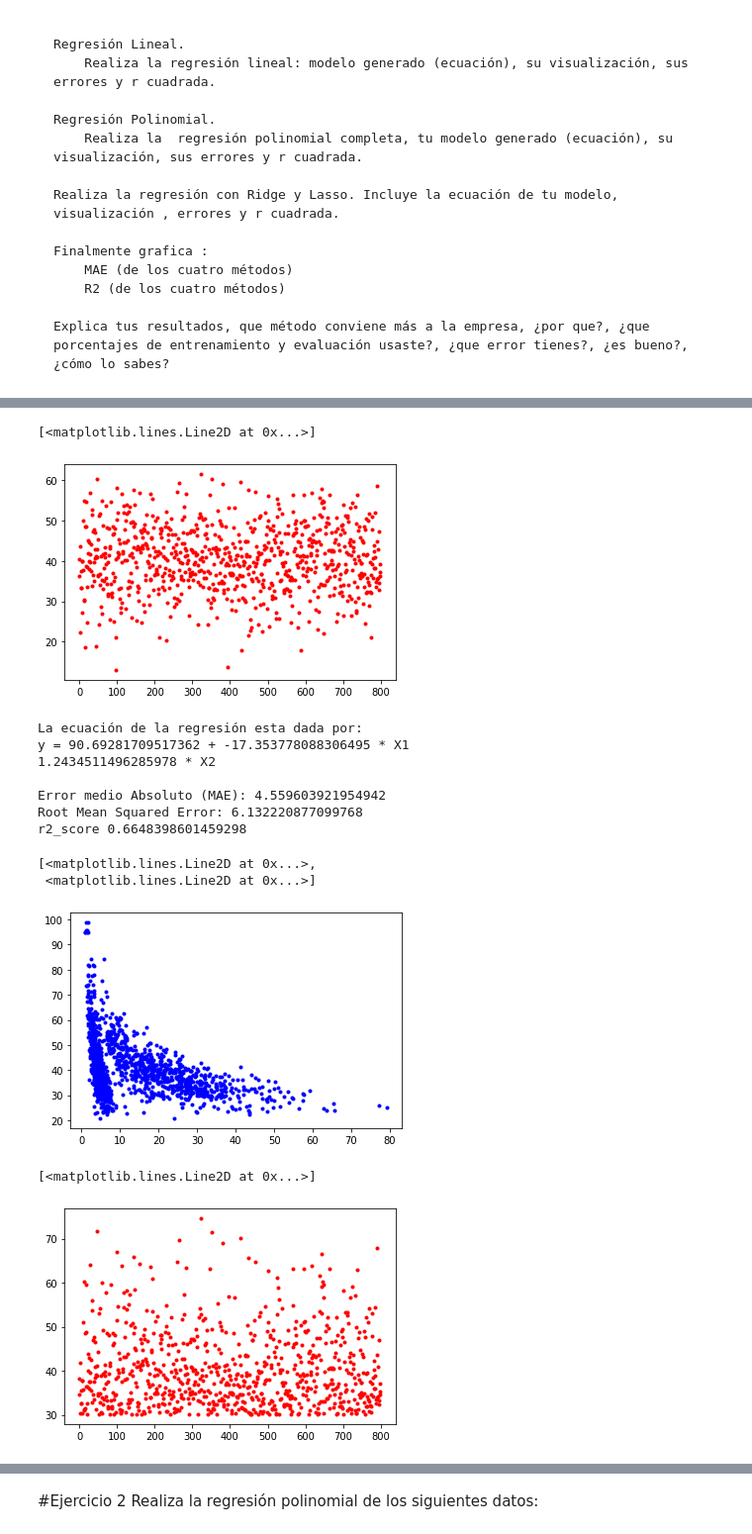
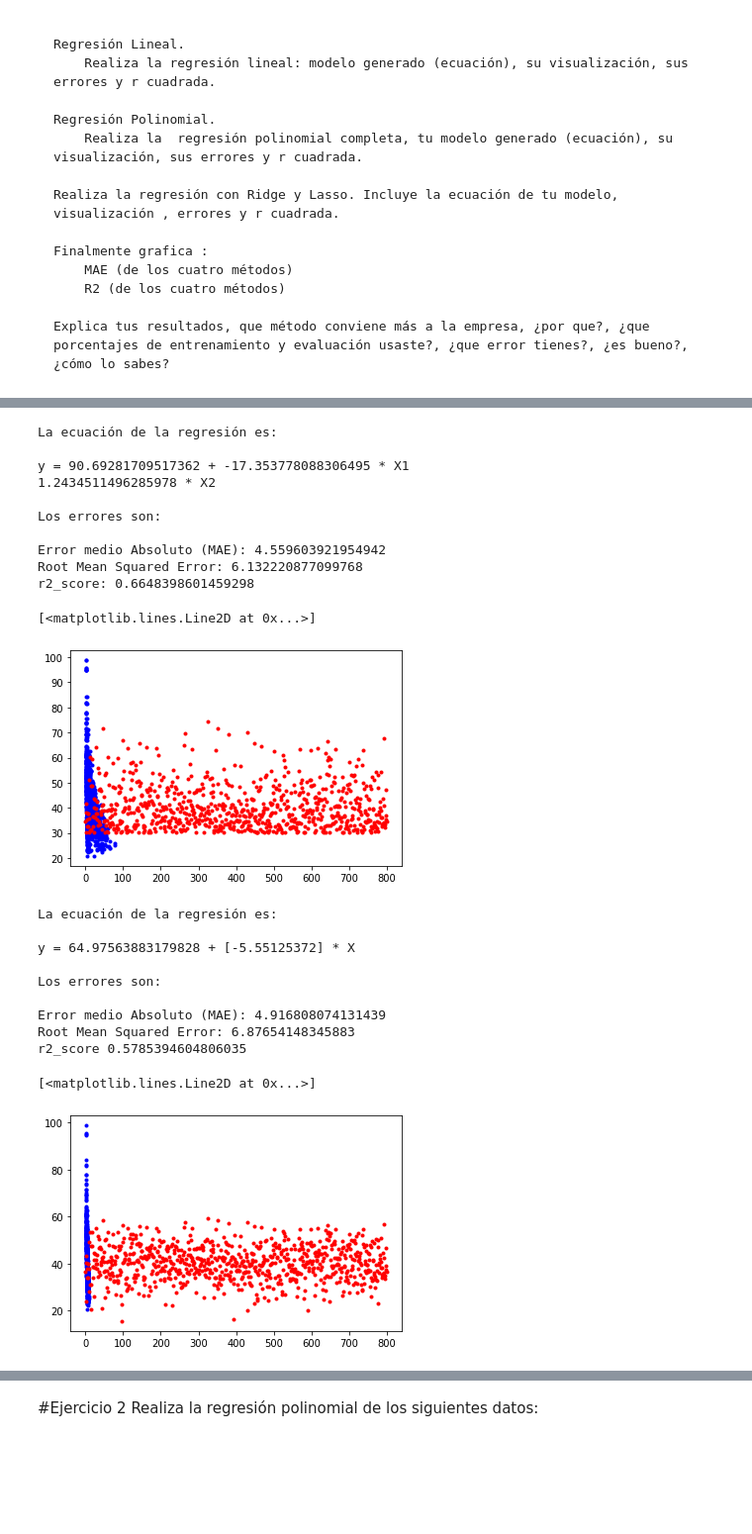
Before and after one commit to PosgradoMNA/actividades-de-aprendizaje-ams182, a Jupyter notebook: TecMty_Regresion_lineal_polinomial_A01104775.ipynb, the cells around one changed output, grey strips where cells are left out. Shown at 99% size. Cells and saved outputs as stored; diff of their text form; code cells hidden in the pictures; blank space fills up the shorter version.

```diff
--- a/TecMty_Regresion_lineal_polinomial_A01104775.ipynb
+++ b/TecMty_Regresion_lineal_polinomial_A01104775.ipynb
@@ -345,8 +349,3 @@ r2_score 0.5836439303438314
-# %%
-plt.plot(y_pred,'r.')
-# %% [output]
-[<matplotlib.lines.Line2D at 0x...>]
-[figure, removed]
 # %%
 # Regresión Polinomial.
 # Realiza la  regresión polinomial completa, tu modelo generado (ecuación), su visualización, sus errores y r cuadrada.
@@ -367,29 +366,67 @@ y_pred_poly = lin_reg.predict(X_poly)
 coef2 = lin_reg.coef_
 inter =  lin_reg.intercept_
 
-print('\nLa ecuación de la regresión esta dada por: \n' +
+print('\nLa ecuación de la regresión es: \n\n' +
       'y = ' + str(inter) + ' + ' + str(coef2[0]) + ' * X1 \n'+ str(coef2[1]) + ' * X2 \n')
 
 # metricas de error
-print('Error medio Absoluto (MAE):', metrics.mean_absolute_error(y_train, y_pred_poly))
+print('Los errores son: \n\nError medio Absoluto (MAE):', metrics.mean_absolute_error(y_train, y_pred_poly))
 print('Root Mean Squared Error:', np.sqrt(metrics.mean_squared_error(y_train, y_pred_poly)))
-print('r2_score',r2_score(y_train, y_pred_poly))
+print('r2_score:',r2_score(y_train, y_pred_poly))
+
+print('\n')
+
+plt.plot(X_poly,y_train,'b.')
+plt.plot(y_pred_poly,'r.')
 # %% [output]
-La ecuación de la regresión esta dada por:
+La ecuación de la regresión es:
+
 y = 90.69281709517362 + -17.353778088306495 * X1
 1.2434511496285978 * X2
 
+Los errores son:
+
 Error medio Absoluto (MAE): 4.559603921954942
 Root Mean Squared Error: 6.132220877099768
-r2_score 0.6648398601459298
+r2_score: 0.6648398601459298
+[<matplotlib.lines.Line2D at 0x...>]
+[figure, added]
-# %%
-plt.plot(X_poly,y_train,'b.')
-# %% [output]
-[<matplotlib.lines.Line2D at 0x...>,
- <matplotlib.lines.Line2D at 0x...>]
-[figure, removed]
-# %%
-plt.plot(y_pred_poly,'r.')
-# %% [output]
-[<matplotlib.lines.Line2D at 0x...>]
-[figure, removed]
+# %%
+# Realiza la regresión con Ridge y Lasso. Incluye la ecuación de tu modelo, visualización , errores y r cuadrada.
+
+# Regresión Lineal:
+# Realiza la regresión lineal: modelo generado (ecuación), su visualización, sus errores y r cuadrada.
+
+
+l = Lasso()
+# se ajusta el modelo
+l.fit(X_train, y_train)
+#se crean los pronosticos
+y_pred_l = l.predict(X_train)
+
+#Ecuación:
+coefl = l.coef_
+inter =  l.intercept_
+
+print('\nLa ecuación de la regresión es: \n\n' +
+      'y = ' + str(inter) + ' + ' + str(coefl) + ' * X \n')
+
+# metricas de error
+print('Los errores son: \n\nError medio Absoluto (MAE):', metrics.mean_absolute_error(y_train, y_pred_l ))
+print('Root Mean Squared Error:', np.sqrt(metrics.mean_squared_error(y_train, y_pred_l)))
+print('r2_score',r2_score(y_train, y_pred_l))
+print('\n')
+plt.plot(X_train,y_train,'b.')
+plt.plot(y_pred_l,'r.')
+# %% [output]
+La ecuación de la regresión es:
+
+y = 64.97563883179828 + [-5.55125372] * X
+
+Los errores son:
+
+Error medio Absoluto (MAE): 4.916808074131439
+Root Mean Squared Error: 6.87654148345883
+r2_score 0.5785394604806035
+[<matplotlib.lines.Line2D at 0x...>]
+[figure, added]
```
Also changed, not shown: parts of 6 cells of this notebook.
